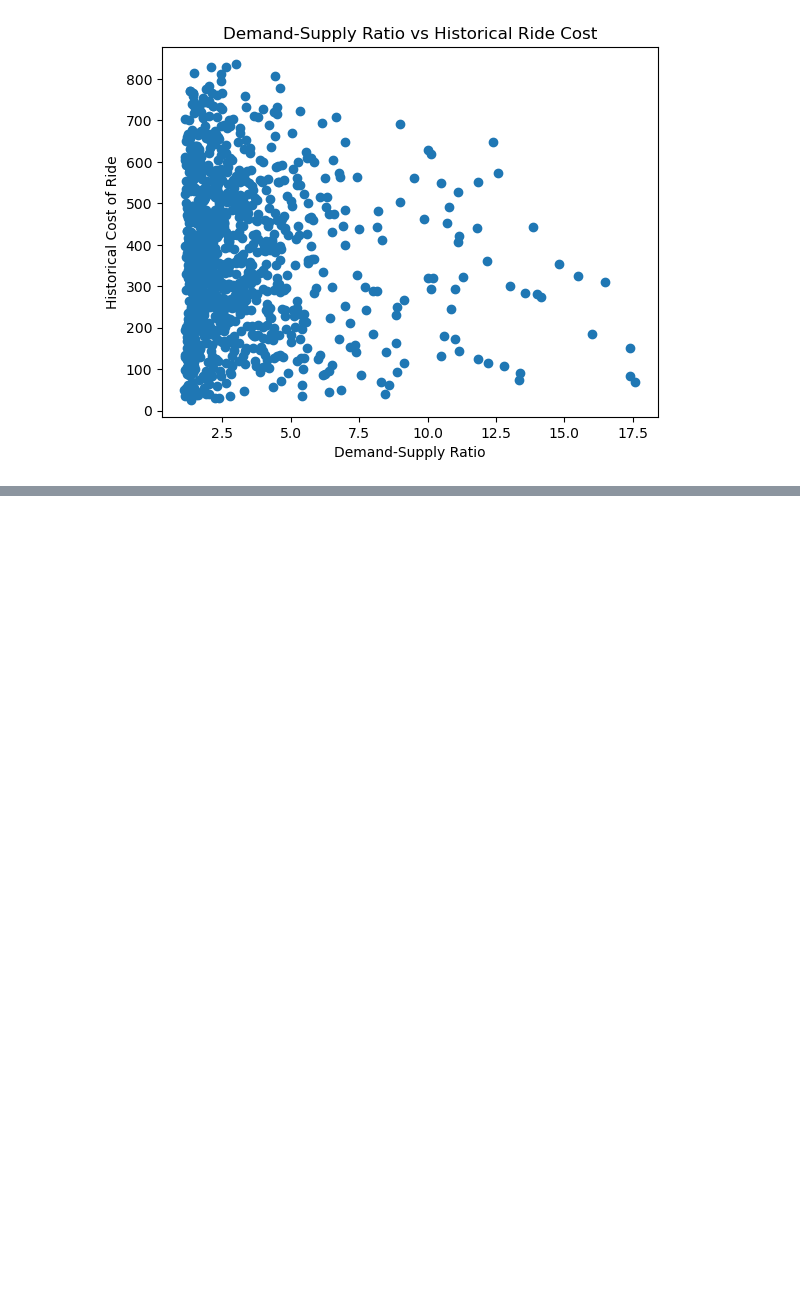
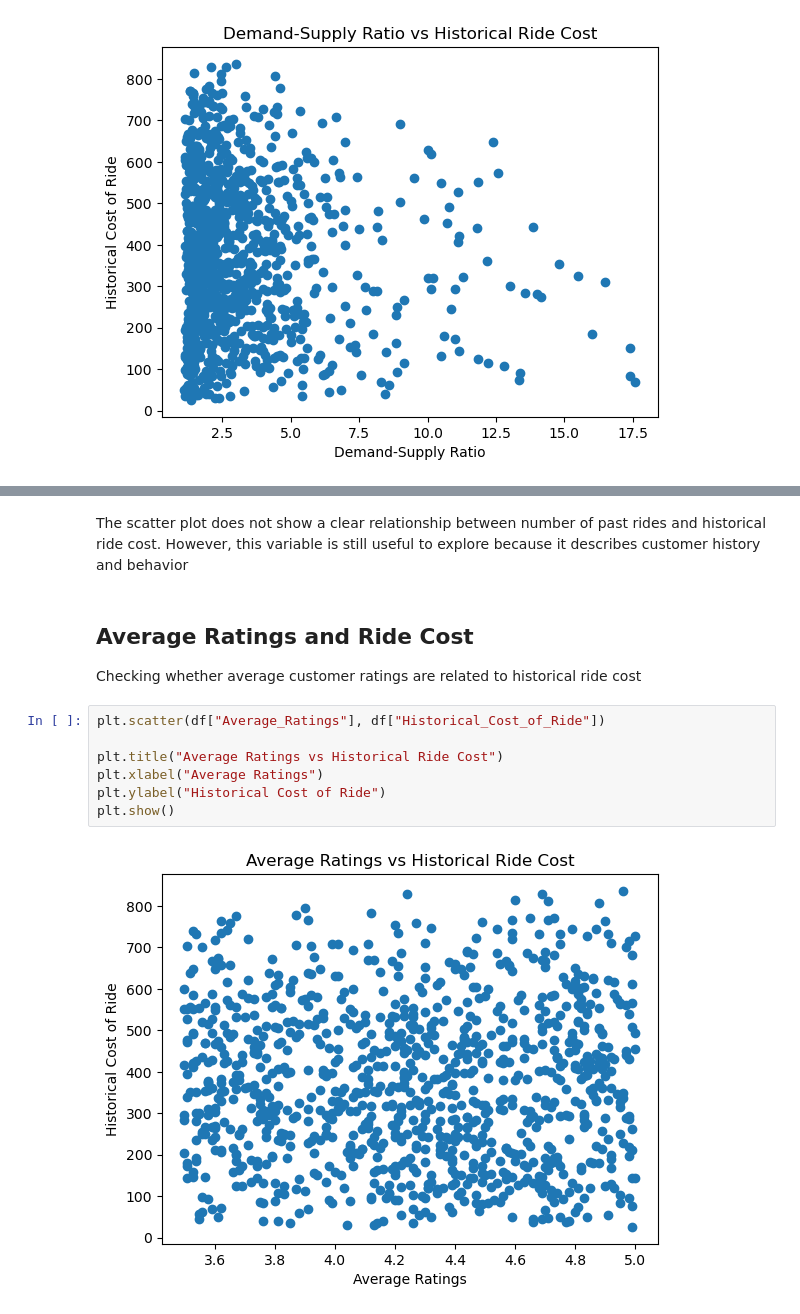
Before and after one commit to victoriabotezatu/dynamic-pricing-project, a Jupyter notebook: Notebooks /02_eda.ipynb, the cells around one changed output, grey strips where cells are left out. Cells and saved outputs as stored; diff of their text form; blank space fills up the shorter version.

```diff
--- a/Notebooks /02_eda.ipynb
+++ b/Notebooks /02_eda.ipynb
@@ -323,0 +385,15 @@ This scatter plot helps show whether rides with a higher demand-supply ratio als
+# %% [markdown]
+The scatter plot does not show a clear relationship between number of past rides and historical ride cost. However, this variable is still useful to explore because it describes customer history and behavior
+# %% [markdown]
+## Average Ratings and Ride Cost
+
+Checking whether average customer ratings are related to historical ride cost
+# %%
+plt.scatter(df["Average_Ratings"], df["Historical_Cost_of_Ride"])
+
+plt.title("Average Ratings vs Historical Ride Cost")
+plt.xlabel("Average Ratings")
+plt.ylabel("Historical Cost of Ride")
+plt.show()
+# %% [output]
+[figure, added]
```
Also changed, not shown: parts of 12 cells of this notebook.
